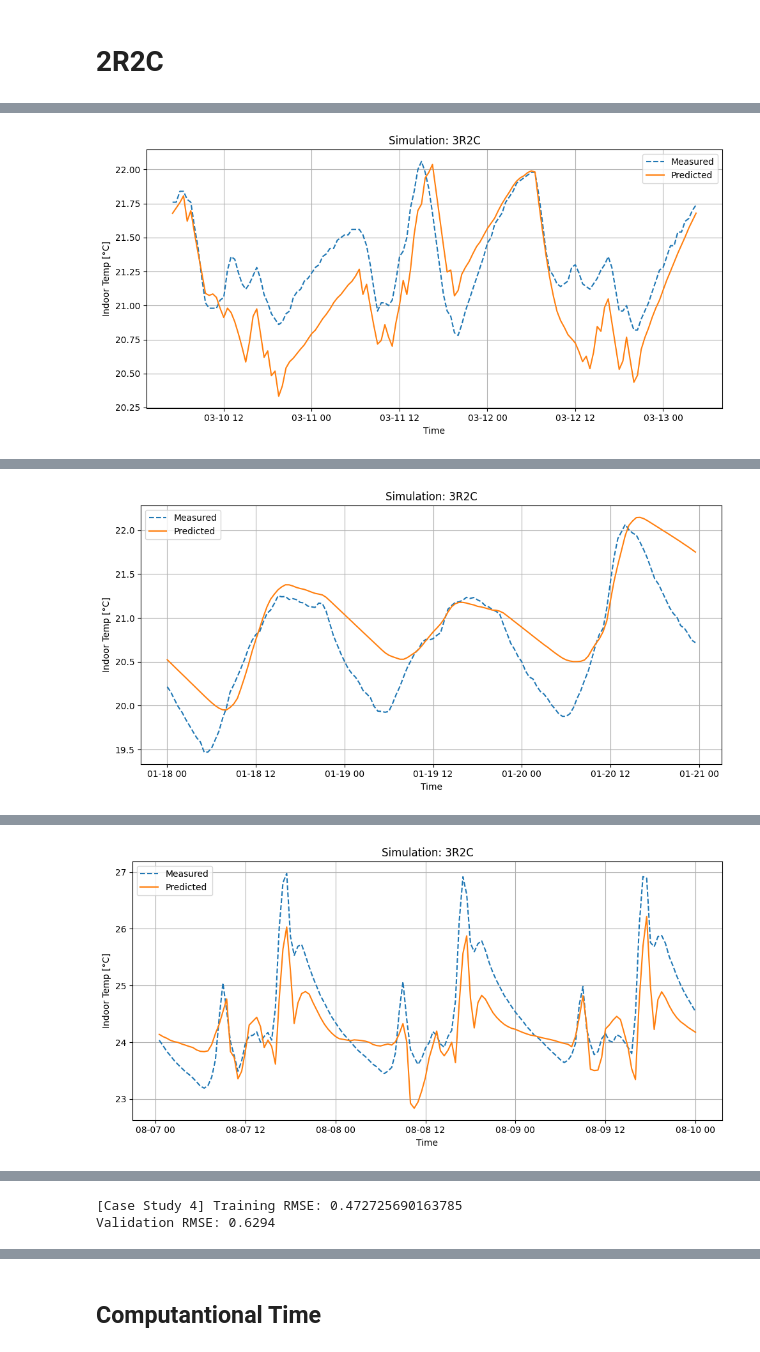
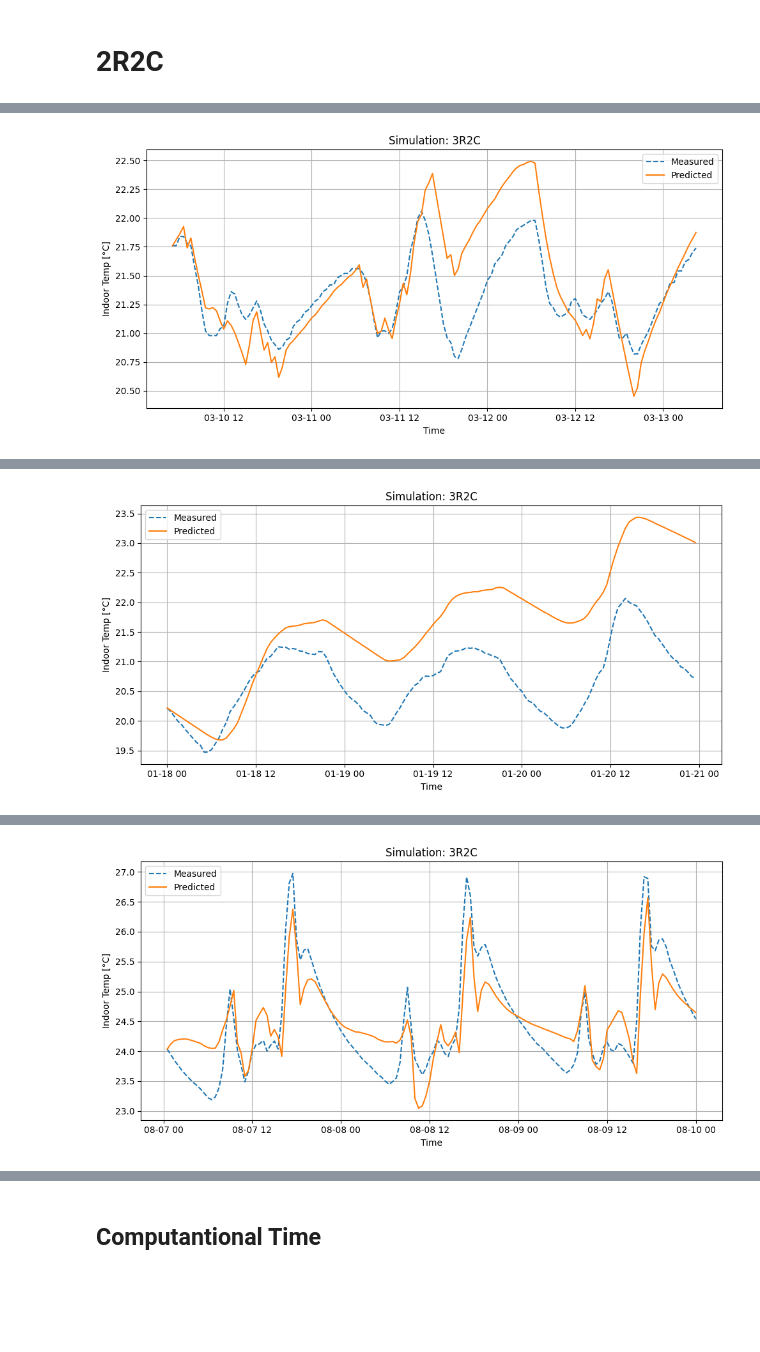
Before and after one commit to savvaspanagi/HeatPump-FlexModeling-Toolkit, a Jupyter notebook: Journal Paper Implementation - Tuning Performance of Grey-Box Models for Thermal Building Applications/Code A-B - Tuning Performance Evaluation.ipynb, the cells around one changed output, grey strips where cells are left out. Drawn from its saved outputs; the diff is of its cells as text; code cells hidden in the pictures; blank space fills up the shorter version.

```diff
--- a/Journal Paper Implementation - Tuning Performance of Grey-Box Models for Thermal Building Applications/Code A-B - Tuning Performance Evaluation.ipynb
+++ b/Journal Paper Implementation - Tuning Performance of Grey-Box Models for Thermal Building Applications/Code A-B - Tuning Performance Evaluation.ipynb
@@ -459,15 +421,59 @@ bounds_cs4 = {
     "fh": (0,1)
 }
 
+###################### ======================== Case Study 1 ======================= ###########################
 
-# model_3r2c_cs1, val_pred_3r2c_cs1, test_pred_3r2c_cs1 = run_case_study(train_df=train_cs1, val_df=val_cs1, test_df=test_cs1, surface_area=cs1_surface_area, label="Case Study 1",model_type="3R2C", bounds=bounds_cs1, trials=5)
-# model_3r2c_cs2, val_pred_3r2c_cs2, test_pred_3r2c_cs2 = run_case_study(train_df=train_cs2, val_df=val_cs1, test_df=test_cs1, surface_area=cs2_surface_area, label="Case Study 2",model_type="3R2C", bounds=bounds_cs2, trials=5)
-# model_3r2c_cs3, val_pred_3r2c_cs3, test_pred_3r2c_cs3 = run_case_study(train_df=train_cs3, val_df=val_cs1, test_df=test_cs1, surface_area=cs3_surface_area, label="Case Study 3",model_type="3R2C", bounds=bounds_cs3, trials=5)
-# model_3r2c_cs4, val_pred_3r2c_cs4, test_pred_3r2c_cs4 = run_case_study(train_df=train_cs4, val_df=val_cs1, test_df=test_cs1, surface_area=cs4_surface_area, label="Case Study 4",model_type="3R2C", bounds=bounds_cs4, trials=5)
+model_3r2c_cs1, parameters_3r2c_cs1, best_initialization_3r2c_cs1, validation_pred_3r2c_cs1, initialize_testing_3r2c_cs1, all_trials_3r2c_cs1 = train_greybox_model_with_validation_process(
+    train_df=train_cs1, val_df=val_cs1, model_type="3R2C", bounds=bounds_cs1,
+    num_trials=30, deltaT=1800, show_plot=False, log=False)
 
+initialize_testing_3r2c_cs1['Tin'] = test_cs1['INDOOR_TEMP'].iloc[0]
 
-model_3r2c_cs1, val_pred_3r2c_cs1, solve_time_3r2c_cs1 = run_case_study(train_df=val_cs1, val_df=test_cs1, surface_area=cs1_surface_area, label="Case Study 1",model_type="3R2C", bounds=bounds_cs1, trials=10)
-model_3r2c_cs2, val_pred_3r2c_cs2, solve_time_3r2c_cs2 = run_case_study(train_df=val_cs2, val_df=test_cs2, surface_area=cs2_surface_area, label="Case Study 2",model_type="3R2C", bounds=bounds_cs2, trials=10)
-model_3r2c_cs3, val_pred_3r2c_cs3, solve_time_3r2c_cs3 = run_case_study(train_df=val_cs3, val_df=test_cs3, surface_area=cs3_surface_area, label="Case Study 3",model_type="3R2C", bounds=bounds_cs3, trials=10)
-model_3r2c_cs4, val_pred_3r2c_cs4, solve_time_3r2c_cs4 = run_case_study(train_df=val_cs4, val_df=test_cs4, surface_area=cs4_surface_area, label="Case Study 4",model_type="3R2C", bounds=bounds_cs4, trials=10)
+# --- Run Simulation for Testing ---
+testing_performance_3r2c_cs1, testing_df_3r2c_cs1 = simulate_and_evaluate(
+        val_df=test_cs1, param_dict=parameters_3r2c_cs1, model_type="3R2C",
+        initializations=initialize_testing_3r2c_cs1, show_plot=True
+    )
+
+###################### ======================== Case Study 2 ======================= ###########################
+
+model_3r2c_cs2, parameters_3r2c_cs2, best_initialization_3r2c_cs2, validation_pred_3r2c_cs2, initialize_testing_3r2c_cs2, all_trials_3r2c_cs2 = train_greybox_model_with_validation_process(
+    train_df=train_cs2, val_df=val_cs2, model_type="3R2C", bounds=bounds_cs2,
+    num_trials=30, deltaT=1800, show_plot=False, log=False)
+
+initialize_testing_3r2c_cs2['Tin'] = test_cs2['INDOOR_TEMP'].iloc[0]
+
+# --- Run Simulation for Testing ---
+testing_performance_3r2c_cs2, testing_df_3r2c_cs2= simulate_and_evaluate(
+        val_df=test_cs2, param_dict=parameters_3r2c_cs2, model_type="3R2C",
+        initializations=initialize_testing_3r2c_cs2, show_plot=True
+    )
+
+###################### ======================== Case Study 3 ======================= ###########################
+
+model_3r2c_cs3, parameters_3r2c_cs3, best_initialization_3r2c_cs3, validation_pred_3r2c_cs3, initialize_testing_3r2c_cs3, all_trials_3r2c_cs3 = train_greybox_model_with_validation_process(
+    train_df=train_cs3, val_df=val_cs3, model_type="3R2C", bounds=bounds_cs3,
+    num_trials=30, deltaT=1800, show_plot=False, log=False)
+
+initialize_testing_3r2c_cs3['Tin'] = test_cs3['INDOOR_TEMP'].iloc[0]
+
+# --- Run Simulation for Testing ---
+testing_performance_3r2c_cs2, testing_df_3r2c_cs3= simulate_and_evaluate(
+        val_df=test_cs3, param_dict=parameters_3r2c_cs3, model_type="3R2C",
+        initializations=initialize_testing_3r2c_cs3, show_plot=True
+    )
+
+###################### ======================== Case Study 4 ======================= ###########################
+
+model_3r2c_cs4, parameters_3r2c_cs4, best_initialization_3r2c_cs4, validation_pred_3r2c_cs4, initialize_testing_3r2c_cs4, all_trials_3r2c_cs4 = train_greybox_model_with_validation_process(
+    train_df=train_cs4, val_df=val_cs4, model_type="3R2C", bounds=bounds_cs4,
+    num_trials=30, deltaT=1800, show_plot=False, log=False)
+
+initialize_testing_3r2c_cs4['Tin'] = test_cs4['INDOOR_TEMP'].iloc[0]
+
+# --- Run Simulation for Testing ---
+testing_performance_3r2c_cs4, testing_df_3r2c_cs4 = simulate_and_evaluate(
+        val_df=test_cs4, param_dict=parameters_3r2c_cs4, model_type="3R2C",
+        initializations=initialize_testing_3r2c_cs4, show_plot=True
+    )
 # %% [output]
@@ -491 +491 @@ model_3r2c_cs4, val_pred_3r2c_cs4, solve_time_3r2c_cs4 = run_case_study(train_df
-[figure, old version]
+[figure, new version]
@@ -509 +503 @@ Validation RMSE: 0.3157
-[figure, old version]
+[figure, new version]
@@ -527 +515 @@ Validation RMSE: 0.4282
-[figure, old version]
+[figure, new version]
@@ -546,5 +528,3 @@ Validation RMSE: 0.5826
-[Case Study 4] Training RMSE: 0.472725690163785
-Validation RMSE: 0.6294
 # %%
 # --- Bounds ---
 bounds_cs1 = {
```
Also changed, not shown: parts of 16 cells of this notebook, 27 other files.
